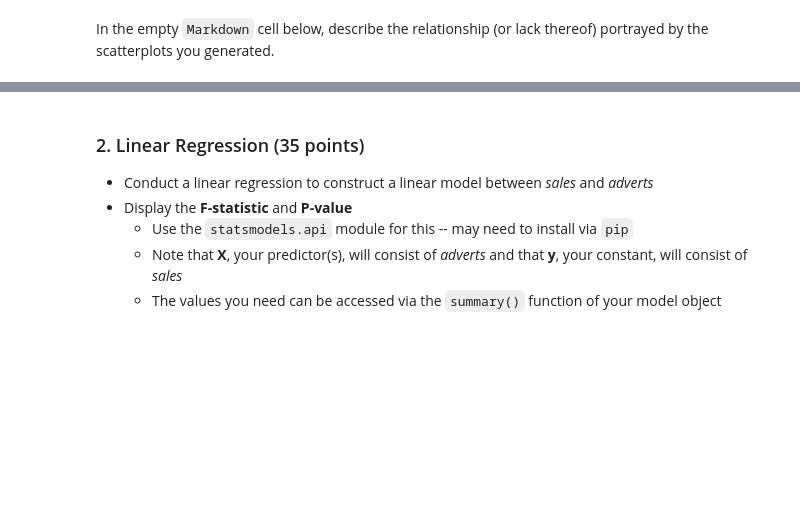
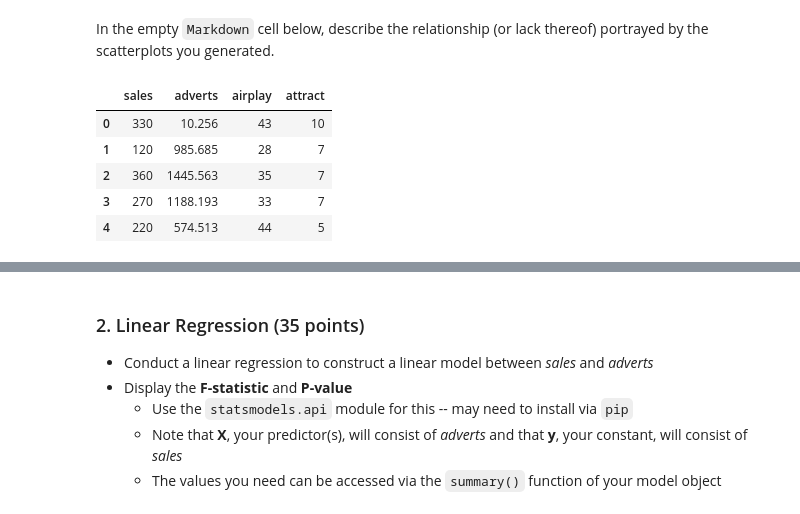
Before and after one commit to SylarJolly/CSCI-4047-800, a Jupyter notebook: Mod04 Regression/assignment_4 (1).ipynb, the cells around one changed output, grey strips where cells are left out. Drawn from its saved outputs; the diff is of its cells as text; code cells hidden in the pictures; blank space fills up the shorter version.

```diff
--- a/Mod04 Regression/assignment_4 (1).ipynb
+++ b/Mod04 Regression/assignment_4 (1).ipynb
@@ -19,2 +17,17 @@ print()
 # %% [markdown]
 In the empty `Markdown` cell below, describe the relationship (or lack thereof) portrayed by the scatterplots you generated.
+# %%
+import statsmodels.api as sm
+import pandas as pd
+import numpy as np
+import matplotlib.pyplot as plt
+
+df = pd.read_csv(r"C:\Users\sylar\Desktop\CSCI-4047-800-main\Mod04 Regression\album_sales.csv")
+df.head()
+# %% [output]
+|  | sales | adverts | airplay | attract |
+| 0 | 330 | 10.256 | 43 | 10 |
+| 1 | 120 | 985.685 | 28 | 7 |
+| 2 | 360 | 1445.563 | 35 | 7 |
+| 3 | 270 | 1188.193 | 33 | 7 |
+| 4 | 220 | 574.513 | 44 | 5 |
```
Also changed, not shown: parts of 8 cells of this notebook, 1 other file.
